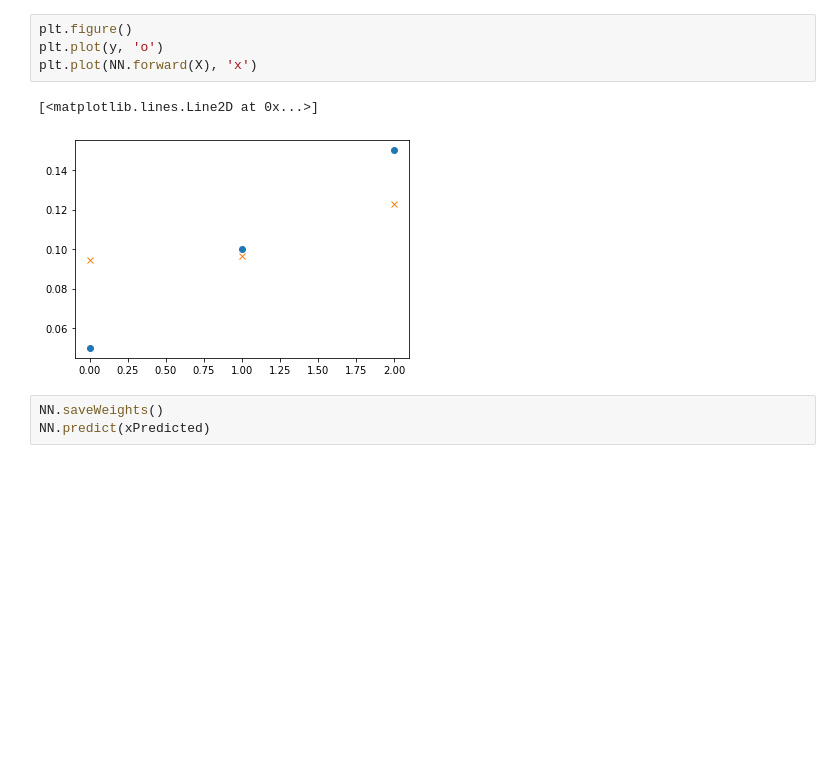
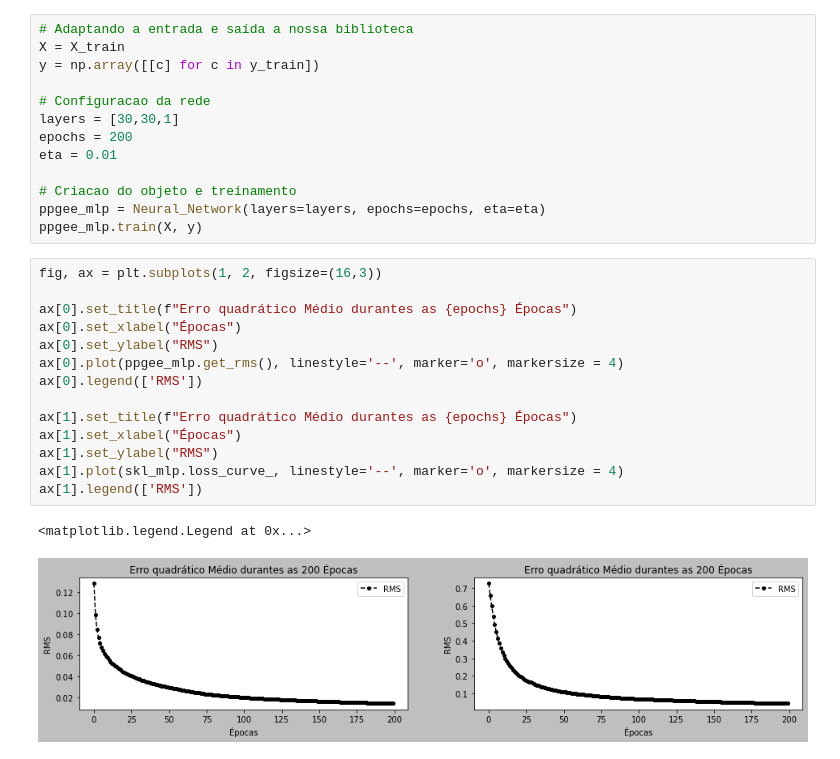
Before and after one commit to elfeijao/atividade2-RNA-ppgee, a Jupyter notebook: app.ipynb, the cells around one changed output. Drawn from its saved outputs; the diff is of its cells as text; blank space fills up the shorter version.

```diff
--- a/app.ipynb
+++ b/app.ipynb
@@ -172,10 +57,30 @@ Loss:
-# %%
-plt.figure()
-plt.plot(y, 'o')
-plt.plot(NN.forward(X), 'x')
-# %% [output]
-[<matplotlib.lines.Line2D at 0x...>]
-[figure, removed]
-# %%
-NN.saveWeights()
-NN.predict(xPredicted)
+# %%
+# Adaptando a entrada e saída a nossa biblioteca
+X = X_train
+y = np.array([[c] for c in y_train])
+
+# Configuracao da rede
+layers = [30,30,1]
+epochs = 200
+eta = 0.01
+
+# Criacao do objeto e treinamento
+ppgee_mlp = Neural_Network(layers=layers, epochs=epochs, eta=eta)
+ppgee_mlp.train(X, y)
+# %%
+fig, ax = plt.subplots(1, 2, figsize=(16,3))
+
+ax[0].set_title(f"Erro quadrático Médio durantes as {epochs} Épocas")
+ax[0].set_xlabel("Épocas")
+ax[0].set_ylabel("RMS")
+ax[0].plot(ppgee_mlp.get_rms(), linestyle='--', marker='o', markersize = 4)
+ax[0].legend(['RMS'])
+
+ax[1].set_title(f"Erro quadrático Médio durantes as {epochs} Épocas")
+ax[1].set_xlabel("Épocas")
+ax[1].set_ylabel("RMS")
+ax[1].plot(skl_mlp.loss_curve_, linestyle='--', marker='o', markersize = 4)
+ax[1].legend(['RMS'])
+# %% [output]
+<matplotlib.legend.Legend at 0x...>
+[figure, added]
```
Also changed, not shown: parts of 16 cells of this notebook, 2 other files.
